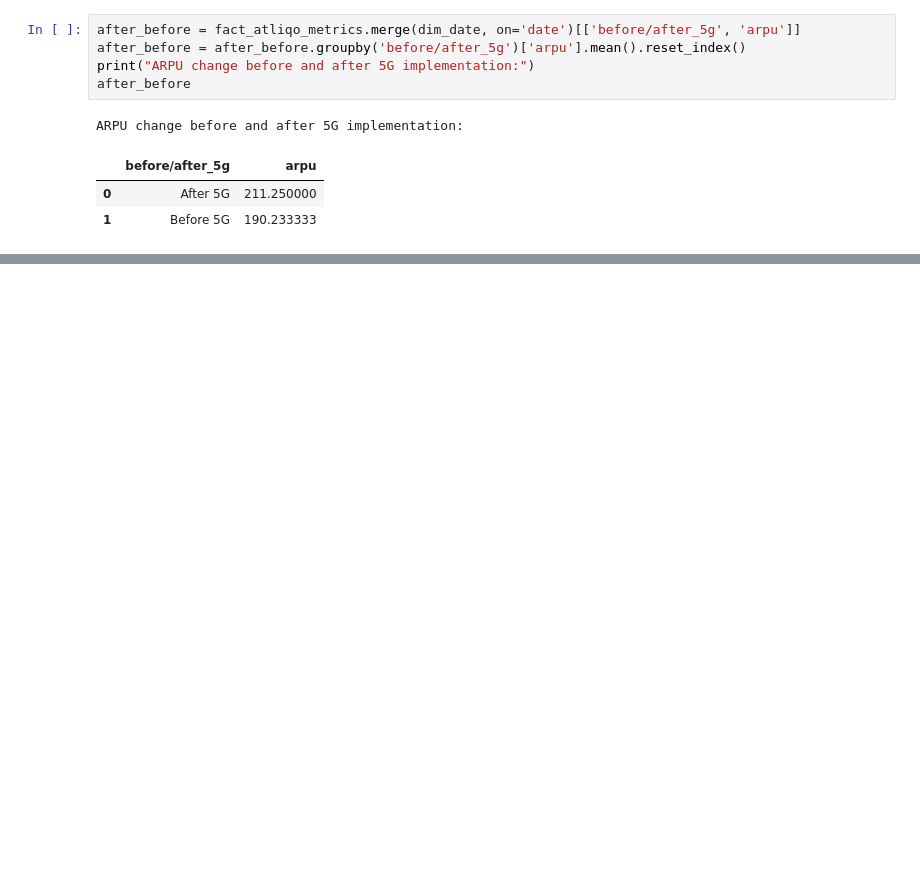
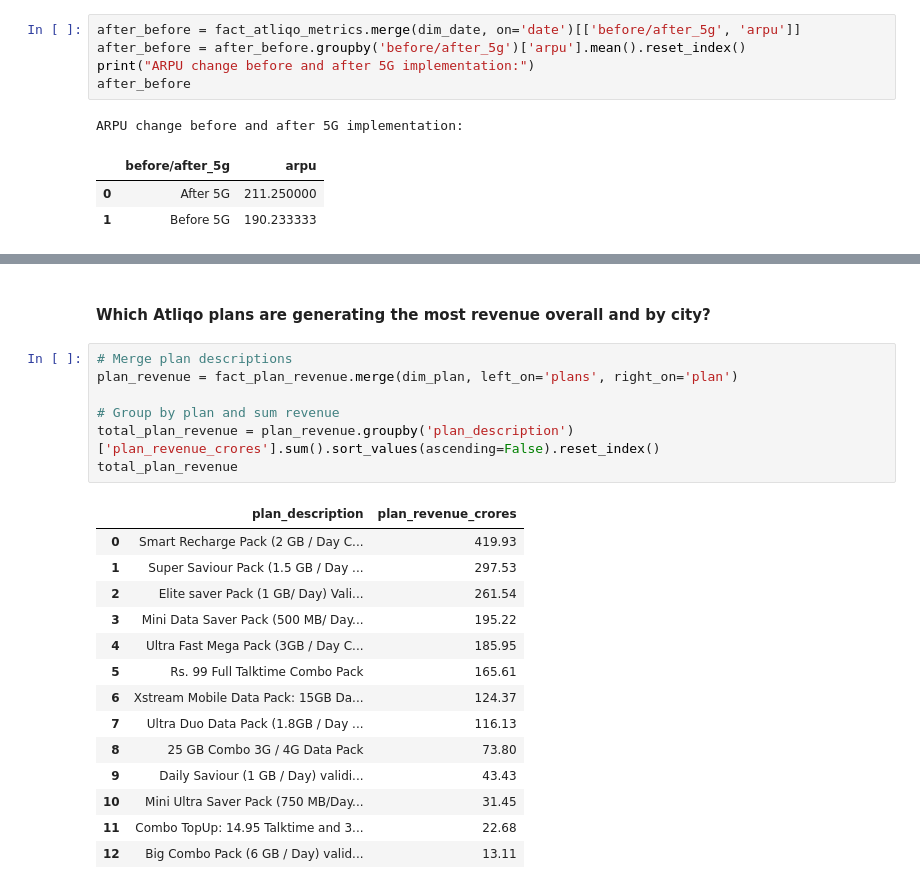
Before and after one commit to Shandeep-Raula/Pre-vs-Post-5G-Performance-Insights-and-KPI-Analysis, a Jupyter notebook: Python/EDA.ipynb, the cells around one changed output, grey strips where cells are left out. Saved outputs shown, nothing was run; the diff lists cells and outputs as text; blank space fills up the shorter version.

```diff
--- a/Python/EDA.ipynb
+++ b/Python/EDA.ipynb
@@ -315,0 +423,24 @@ ARPU change before and after 5G implementation:
+# %% [markdown]
+#### Which Atliqo plans are generating the most revenue overall and by city?
+# %%
+# Merge plan descriptions
+plan_revenue = fact_plan_revenue.merge(dim_plan, left_on='plans', right_on='plan')
+
+# Group by plan and sum revenue
+total_plan_revenue = plan_revenue.groupby('plan_description')['plan_revenue_crores'].sum().sort_values(ascending=False).reset_index()
+total_plan_revenue
+# %% [output]
+|  | plan_description | plan_revenue_crores |
+| 0 | Smart Recharge Pack (2 GB / Day C... | 419.93 |
+| 1 | Super Saviour Pack (1.5 GB / Day ... | 297.53 |
+| 2 | Elite saver Pack (1 GB/ Day) Vali... | 261.54 |
+| 3 | Mini Data Saver Pack (500 MB/ Day... | 195.22 |
+| 4 | Ultra Fast Mega Pack (3GB / Day C... | 185.95 |
+| 5 | Rs. 99 Full Talktime Combo Pack | 165.61 |
+| 6 | Xstream Mobile Data Pack: 15GB Da... | 124.37 |
+| 7 | Ultra Duo Data Pack (1.8GB / Day ... | 116.13 |
+| 8 | 25 GB Combo 3G / 4G Data Pack | 73.80 |
+| 9 | Daily Saviour (1 GB / Day) validi... | 43.43 |
+| 10 | Mini Ultra Saver Pack (750 MB/Day... | 31.45 |
+| 11 | Combo TopUp: 14.95 Talktime and 3... | 22.68 |
+| 12 | Big Combo Pack (6 GB / Day) valid... | 13.11 |
```
Also changed, not shown: parts of 15 cells of this notebook.
